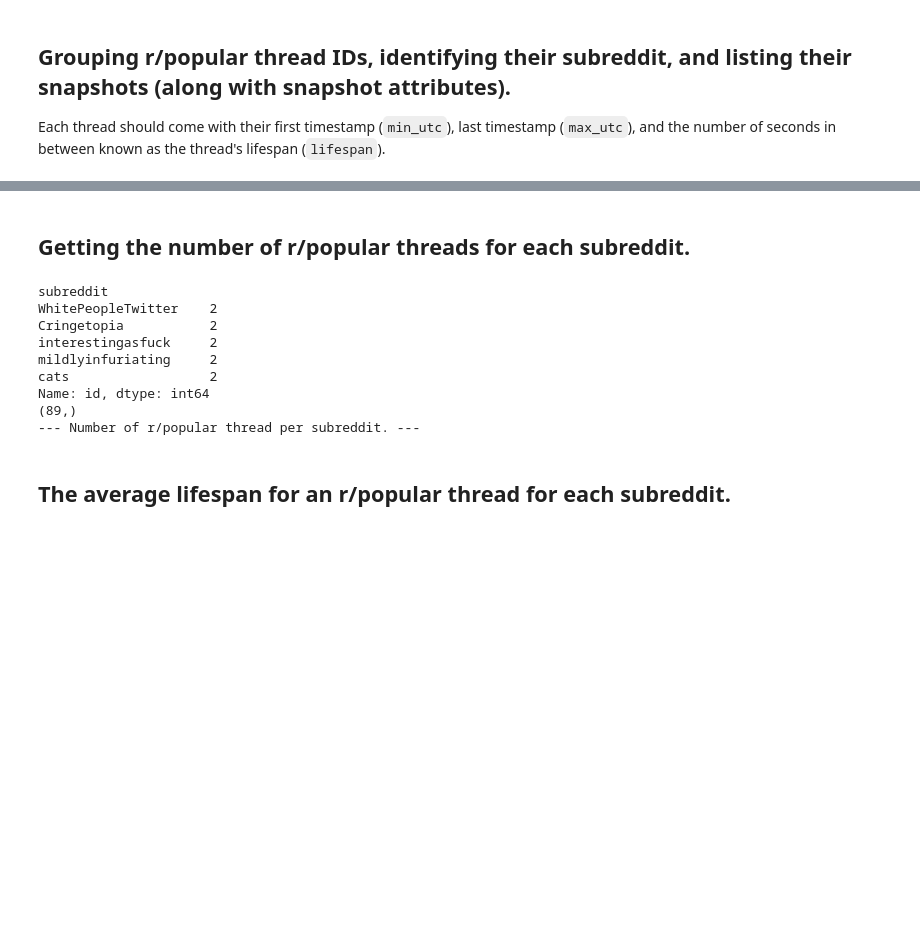
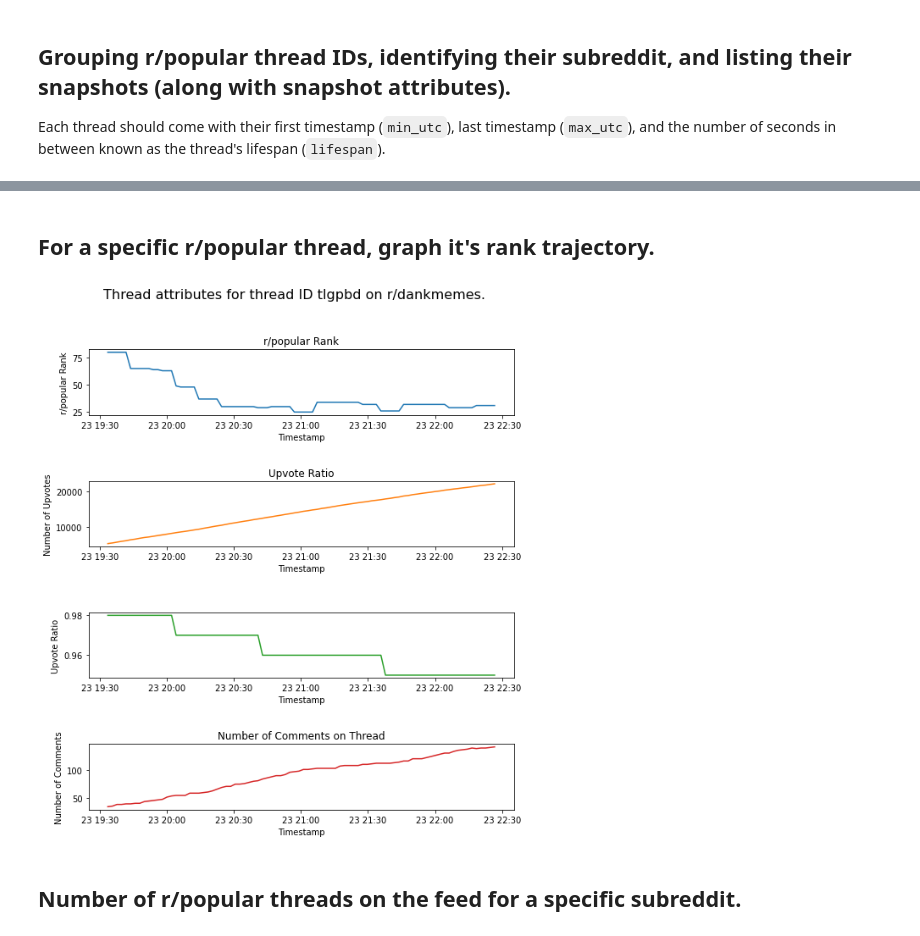
Before and after one commit to jackiec1998/resilient-communities, a Jupyter notebook: src/notebooks/analysis.ipynb, the cells around one changed output, grey strips where cells are left out. Drawn from its saved outputs; the diff is of its cells as text; code cells hidden in the pictures; blank space fills up the shorter version.

```diff
--- a/src/notebooks/analysis.ipynb
+++ b/src/notebooks/analysis.ipynb
@@ -80,3 +115,5 @@ pss = db.popular
+# %%
+popular_snapshots = db.popular
 # %% [markdown]
 ## Grouping r/popular thread IDs, identifying their subreddit, and listing their snapshots (along with snapshot attributes).
 
@@ -124,26 +216,48 @@ print(
+# %% [markdown]
+## For a specific r/popular thread, graph it's rank trajectory.
+# %%
+# Get a random r/popular thread.
+thread = popular_threads.sample(n=1)
+thread_id = thread['id'].values[0]
+subreddit = thread['subreddit'].values[0]
+
+snapshots = popular_threads[popular_threads['id'] == thread_id]['snapshots'].values[0]
+
+snapshots = pd.DataFrame(snapshots).sort_values(by='retrieved_utc')
+
+snapshots['datetime'] = pd.to_datetime(snapshots['retrieved_utc'], unit='s') \
+    .dt.tz_localize('UTC') \
+    .dt.tz_convert('US/Central')
+
+# Graph code.
+fig, ax = plt.subplots(4, 1, figsize=(9, 10))
+fig.suptitle(f'Thread attributes for thread ID {thread_id} on r/{subreddit}.', fontsize=16)
+
+fig.subplots_adjust(hspace=1)
+
+ax[0].plot(snapshots['datetime'], snapshots['rank'], color='tab:blue')
+ax[0].title.set_text('r/popular Rank')
+ax[0].set_xlabel('Timestamp')
+ax[0].set_ylabel('r/popular Rank')
+
+
+ax[1].plot(snapshots['datetime'], snapshots['score'], color='tab:orange')
+ax[1].title.set_text('Number of Upvotes')
+ax[1].set_xlabel('Timestamp')
+ax[1].set_ylabel('Number of Upvotes')
+
+ax[2].plot(snapshots['datetime'], snapshots['upvote_ratio'], color='tab:green')
+ax[1].title.set_text('Upvote Ratio')
+ax[2].set_xlabel('Timestamp')
+ax[2].set_ylabel('Upvote Ratio')
+
+ax[3].plot(snapshots['datetime'], snapshots['num_comments'], color='tab:red')
+ax[3].title.set_text('Number of Comments on Thread')
+ax[3].set_xlabel('Timestamp')
+ax[3].set_ylabel('Number of Comments')
+
+plt.show()
+# %% [output]
+[figure, added]
 # %% [markdown]
-## Getting the number of r/popular threads for each subreddit.
+## Number of r/popular threads on the feed for a specific subreddit.
-# %%
-# psc: r/popular thread count per subreddit.
-psc = pt.groupby('subreddit') \
-    ['id'].count() \
-    .sort_values(ascending=False)
-
-print(
-    psc.head(),
-    psc.shape,
-    '--- Number of r/popular thread per subreddit. ---',
-    sep='\n'
-)
-# %% [output]
-subreddit
-WhitePeopleTwitter    2
-Cringetopia           2
-interestingasfuck     2
-mildlyinfuriating     2
-cats                  2
-Name: id, dtype: int64
-(89,)
---- Number of r/popular thread per subreddit. ---
-# %% [markdown]
-## The average lifespan for an r/popular thread for each subreddit.
```
Also changed, not shown: parts of 14 cells of this notebook.
